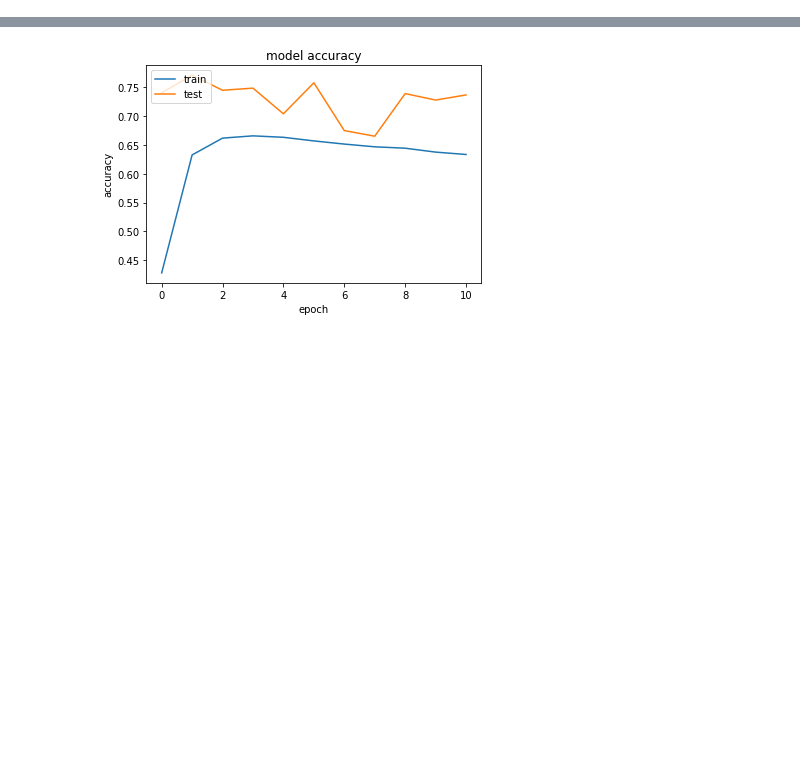
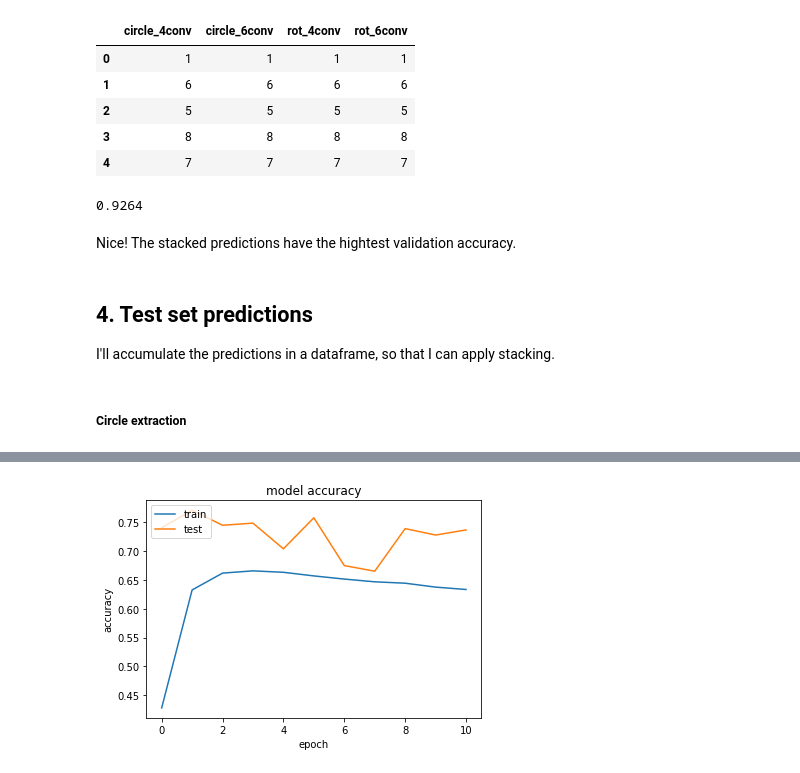
Before and after one commit to tamirbennatan/EMNIST-Classification, a Jupyter notebook: model_results/CNN-Results.ipynb, the cells around one changed output, grey strips where cells are left out. Drawn from its saved outputs; the diff is of its cells as text; code cells hidden in the pictures; blank space fills up the shorter version.

```diff
--- a/model_results/CNN-Results.ipynb
+++ b/model_results/CNN-Results.ipynb
@@ -30,0 +134,2 @@ with open("../CNN/history/history__4_conv_Mar17_1957", "rb") as handle:
+# %%
+circle_6conv_valid_pred = model_6conv_circle.predict_classes(X_valid_circle.reshape((10000,28,28,1)))
@@ -30,0 +142,2 @@ with open("../CNN/history/history__4_conv_Mar17_1957", "rb") as handle:
+# %%
+rot_4conv_valid_pred = model_4conv_rot.predict_classes(X_valid_rot.reshape((10000,28,28,1)))
@@ -30,0 +148,2 @@ with open("../CNN/history/history__4_conv_Mar17_1957", "rb") as handle:
+# %%
+rot_6conv_valid_pred = model_6conv_rot.predict_classes(X_valid_rot.reshape((10000,28,28,1)))
@@ -30,0 +160,14 @@ with open("../CNN/history/history__4_conv_Mar17_1957", "rb") as handle:
+# %%
+stacked_valid = pd.DataFrame({"circle_4conv" : circle_4conv_valid_pred,
+                              "circle_6conv" : circle_6conv_valid_pred,
+                              "rot_4conv" : rot_4conv_valid_pred,
+                              "rot_6conv" : rot_6conv_valid_pred})
+# %%
+stacked_valid.head()
+# %% [output]
+|  | circle_4conv | circle_6conv | rot_4conv | rot_6conv |
+| 0 | 1 | 1 | 1 | 1 |
+| 1 | 6 | 6 | 6 | 6 |
+| 2 | 5 | 5 | 5 | 5 |
+| 3 | 8 | 8 | 8 | 8 |
+| 4 | 7 | 7 | 7 | 7 |
@@ -30,0 +176,12 @@ with open("../CNN/history/history__4_conv_Mar17_1957", "rb") as handle:
+# %%
+accuracy_score(stacked_valid['stacked_pred'], y_valid_rect)
+# %% [output]
+0.9264
+# %% [markdown]
+Nice! The stacked predictions have the hightest validation accuracy.
+# %% [markdown]
+## 4. Test set predictions
+
+I'll accumulate the predictions in a dataframe, so that I can apply stacking.
+# %% [markdown]
+##### Circle extraction
```
Also changed, not shown: parts of 68 cells of this notebook, 30 other files.
